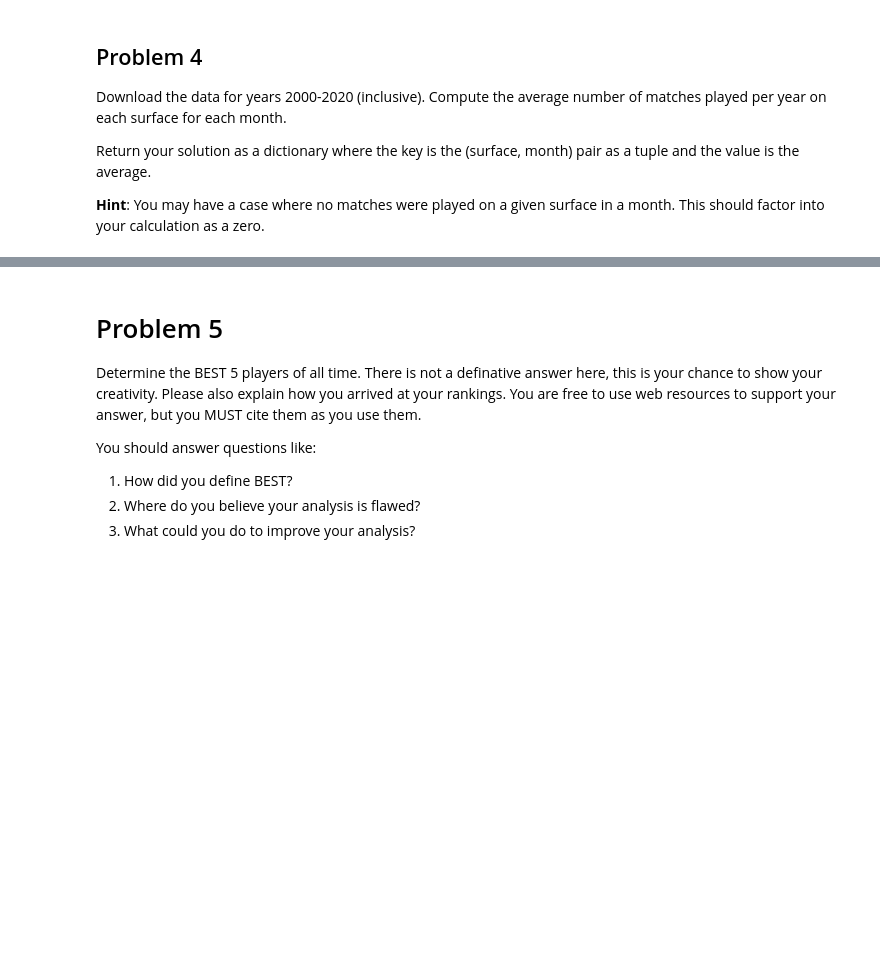
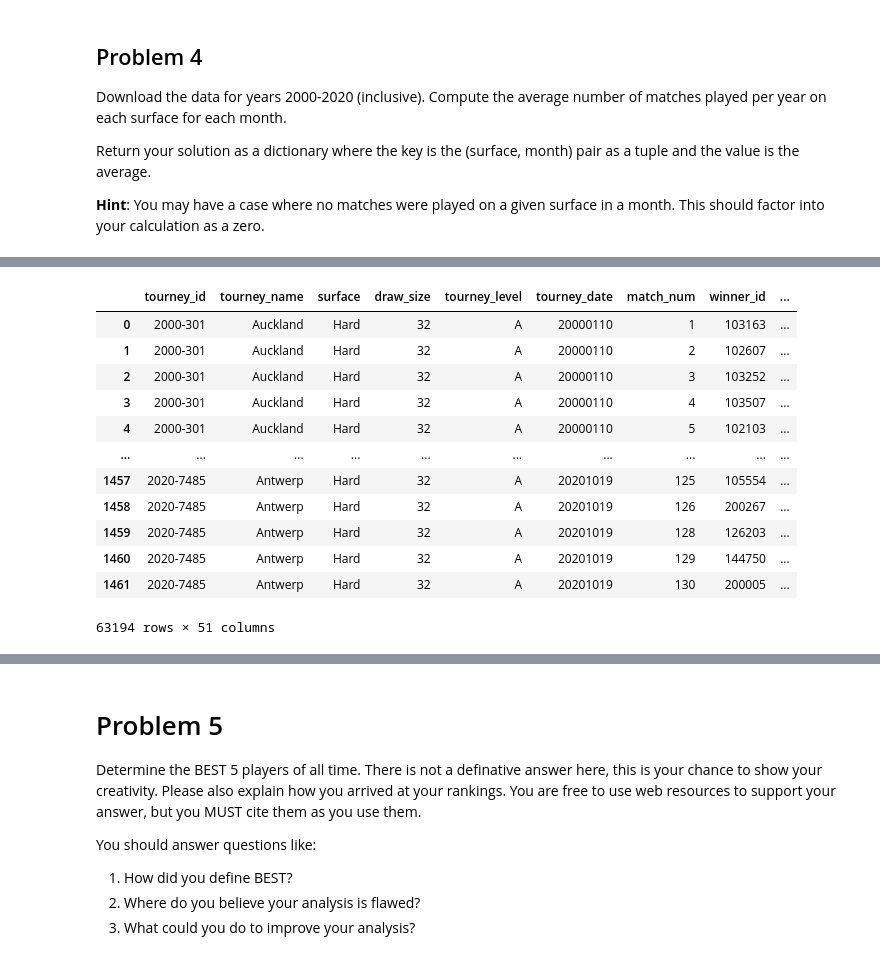
Before and after one commit to rameshnatarajanus/katz-aim5004-fall2025, a Jupyter notebook: notebooks/ProblemSet-01-DataWrangling.ipynb, the cells around one changed output, grey strips where cells are left out. Cells and saved outputs as stored; diff of their text form; code cells hidden in the pictures; blank space fills up the shorter version.

```diff
--- a/notebooks/ProblemSet-01-DataWrangling.ipynb
+++ b/notebooks/ProblemSet-01-DataWrangling.ipynb
@@ -200,2 +153,38 @@ get_statistics()
+# %%
+# download the data for years 2000-2020 incl.
+# initialize a df with the data from 2000, and concatenate the rest of the years
+# add a year and month column, assuming 'tourney_date' column contains integers in the format YYYYMM
+df = download_data_by_year(2000)
+df['year'] = 2000
+df['month'] = (df['tourney_date'] % 10000) // 100
+
+for year in range(2001, 2021):
+    # download the data
+    temp = download_data_by_year(year)
+
+    ## To check if there is a row with 5 for month and Carpet for surface.
+    #print(year, ((df['month'] == 5) & (df['surface'] == 'Carpet')).any())
+
+    # add year and month cols
+    temp['year'] = year
+    temp['month'] = (temp['tourney_date'] % 10000) // 100
+    # concatenate the df to our larger df
+    df = pd.concat([df, temp])
+
+display(df)
+# %% [output]
+|  | tourney_id | tourney_name | surface | draw_size | tourney_level | tourney_date | match_num | winner_id | ... |
+| 0 | 2000-301 | Auckland | Hard | 32 | A | 20000110 | 1 | 103163 | ... |
+| 1 | 2000-301 | Auckland | Hard | 32 | A | 20000110 | 2 | 102607 | ... |
+| 2 | 2000-301 | Auckland | Hard | 32 | A | 20000110 | 3 | 103252 | ... |
+| 3 | 2000-301 | Auckland | Hard | 32 | A | 20000110 | 4 | 103507 | ... |
+| 4 | 2000-301 | Auckland | Hard | 32 | A | 20000110 | 5 | 102103 | ... |
+| ... | ... | ... | ... | ... | ... | ... | ... | ... | ... |
+| 1457 | 2020-7485 | Antwerp | Hard | 32 | A | 20201019 | 125 | 105554 | ... |
+| 1458 | 2020-7485 | Antwerp | Hard | 32 | A | 20201019 | 126 | 200267 | ... |
+| 1459 | 2020-7485 | Antwerp | Hard | 32 | A | 20201019 | 128 | 126203 | ... |
+| 1460 | 2020-7485 | Antwerp | Hard | 32 | A | 20201019 | 129 | 144750 | ... |
+| 1461 | 2020-7485 | Antwerp | Hard | 32 | A | 20201019 | 130 | 200005 | ... |
+63194 rows × 51 columns
 # %%
 from numpy.testing import assert_allclose
```
Also changed, not shown: parts of 17 cells of this notebook.
